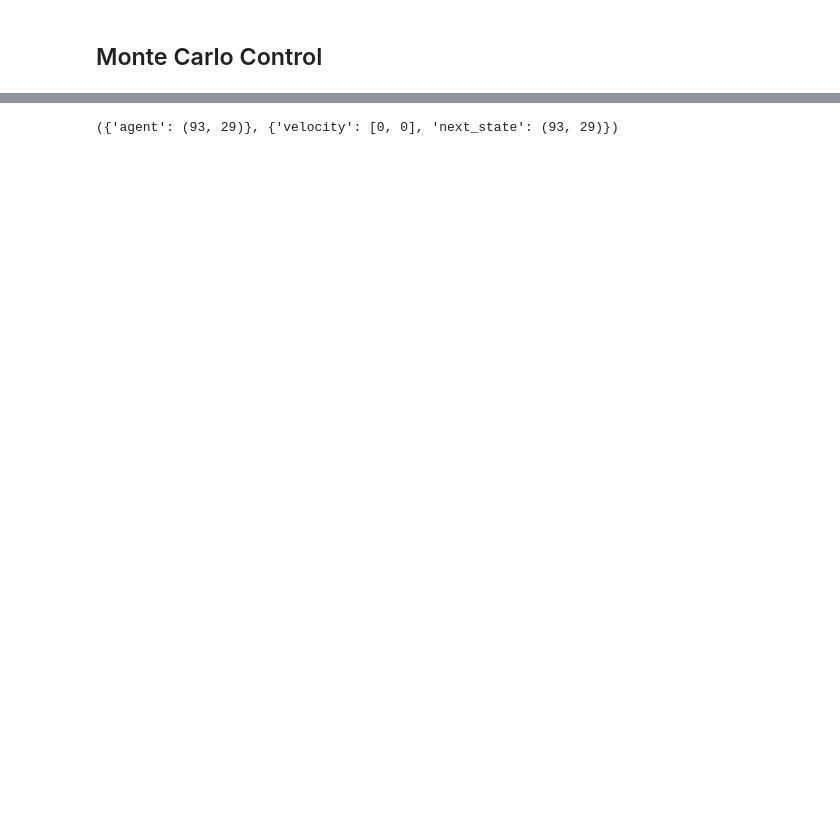
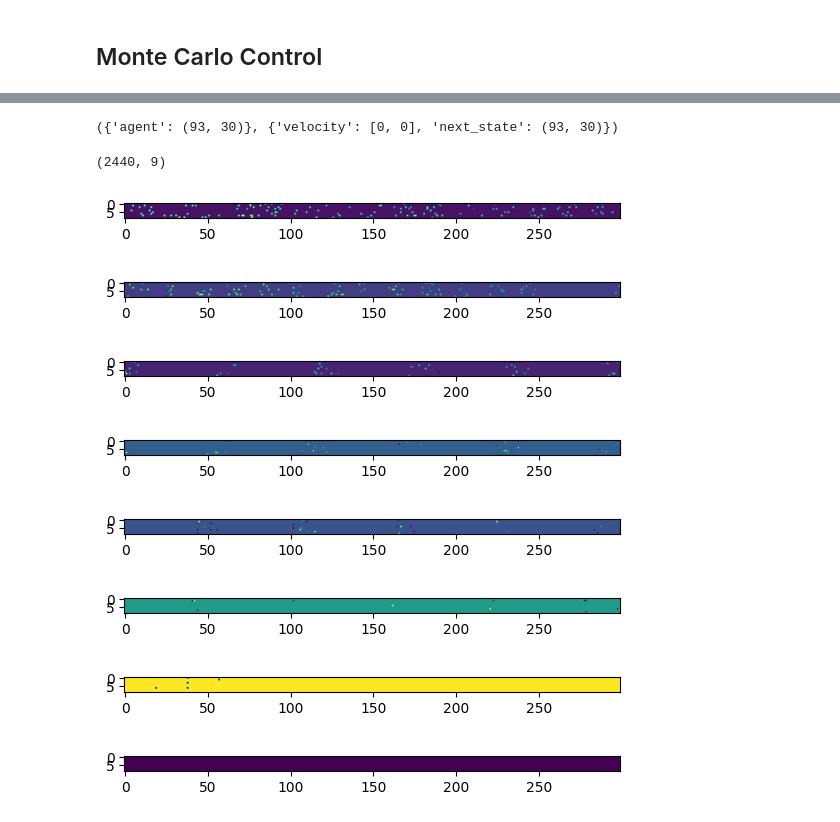
Before and after one commit to PrinceJavier/princejavier.github.io, a Jupyter notebook: reinforcement_learning/mc_race_car.ipynb, the cells around one changed output, grey strips where cells are left out. Saved outputs shown, nothing was run; the diff lists cells and outputs as text; code cells hidden in the pictures; blank space fills up the shorter version.

```diff
--- a/reinforcement_learning/mc_race_car.ipynb
+++ b/reinforcement_learning/mc_race_car.ipynb
@@ -135,8 +135,8 @@ class Race(gym.Env):
 
         # if next location is outside the track, then go back to start!! -- NOPE. JUST STAY IN POSITION BUT MAKE PENALTY = -10
         if tuple(self._agent_next_location) in self.barriers:
-            # self._back_to_start()
-            reward = -5
+            self._back_to_start()
+            reward = -100
 
         # if next location is in the Finish Area then awesome -- just make the finish area large
         elif tuple(self._agent_next_location) in self.end_coords:
@@ -372,11 +344,14 @@ agent_checkpoints = {}
 # count number of steps
 steps_tracker = []
 
+# hyperparam
+Q_init_val = -10
+
 # initialize agent
-agent = MC(env)
+agent = MC(env, Q_init_val)
 agent.env.reset()
 # %% [output]
-({'agent': (93, 29)}, {'velocity': [0, 0], 'next_state': (93, 29)})
+({'agent': (93, 30)}, {'velocity': [0, 0], 'next_state': (93, 30)})
 # %%
 # Off-policy MC Control algorithm with weighted sampling
 eps_b = 0.1
@@ -385 +360,18 @@ gamma = 0.9
+# %%
+print(agent.Q.shape)
+h = 300
+for i in range(len(agent.Q)//h):
+    t = i * h
+    plt.imshow(agent.Q.T[:, t:t+h])
+    plt.show()
+# %% [output]
+(2440, 9)
+[figure, added]
+[figure, added]
+[figure, added]
+[figure, added]
+[figure, added]
+[figure, added]
+[figure, added]
+[figure, added]
 # %%
```
Also changed, not shown: parts of 9 cells of this notebook.
